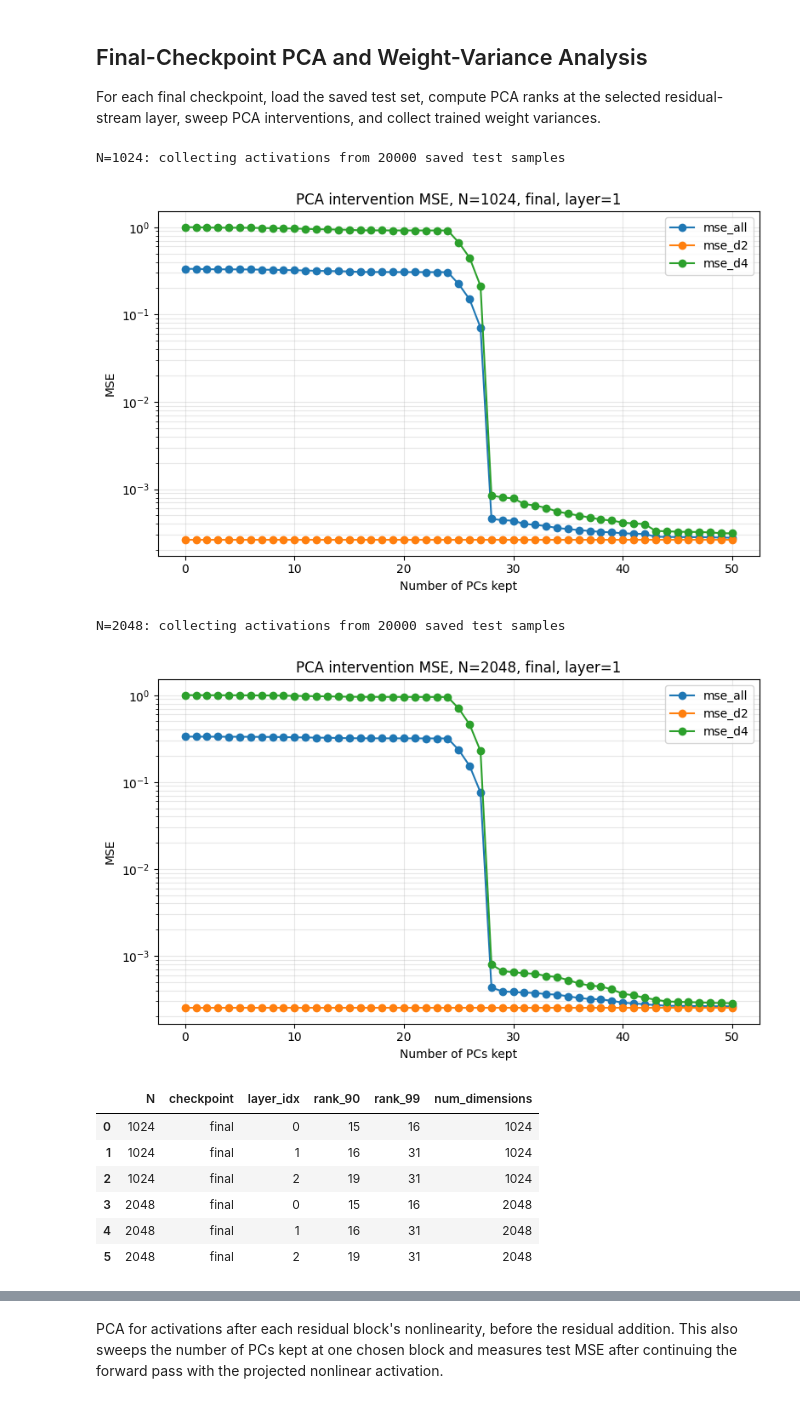
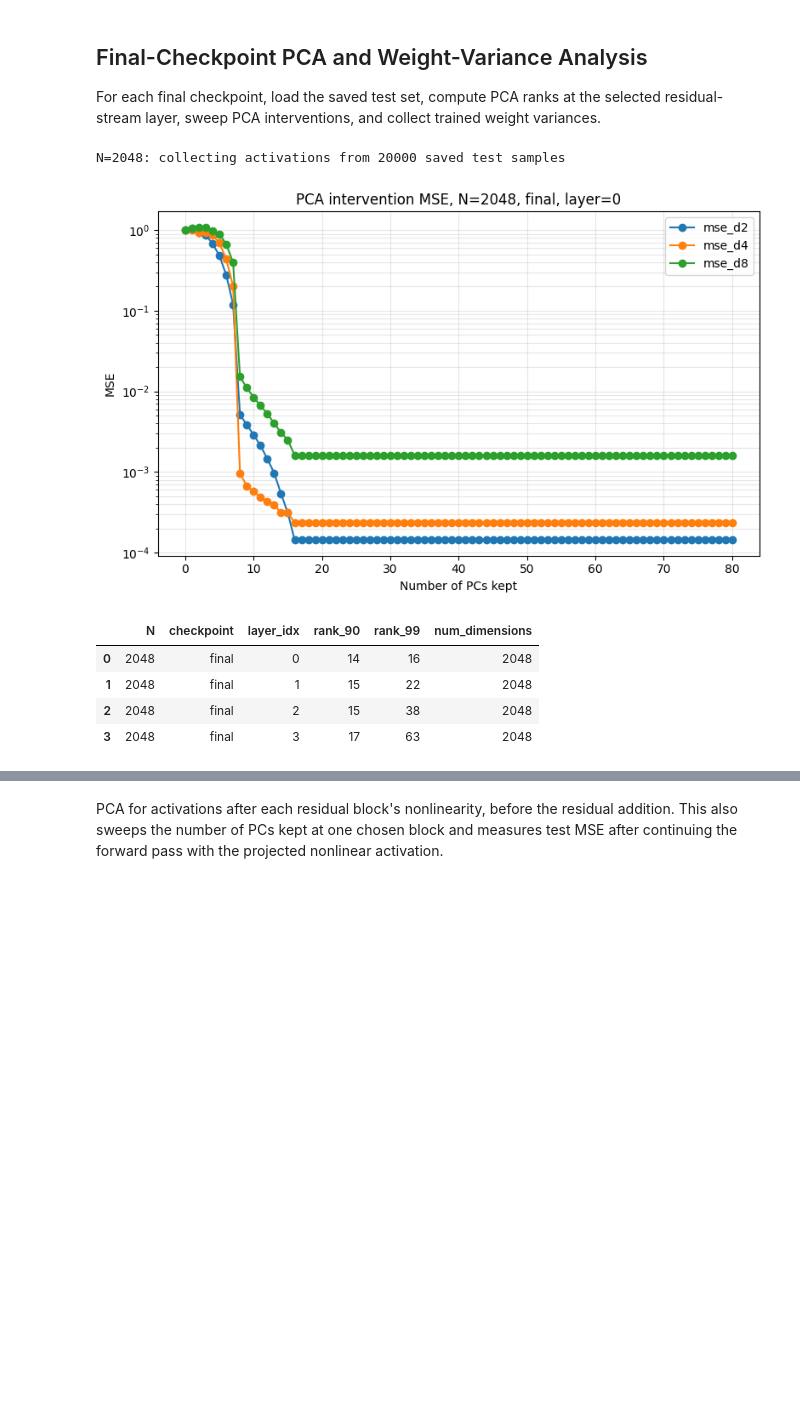
Before and after one commit to labofdoubt/feature-learning-parity-task, a Jupyter notebook: notebooks/colab_width_scaling_sgd_exclude_d8_d16.ipynb, the cells around one changed output, grey strips where cells are left out. Cells and saved outputs as stored; diff of their text form; code cells hidden in the pictures; blank space fills up the shorter version.

```diff
--- a/notebooks/colab_width_scaling_sgd_exclude_d8_d16.ipynb
+++ b/notebooks/colab_width_scaling_sgd_exclude_d8_d16.ipynb
@@ -63,48 +66,48 @@ import yaml
 from parity_net.config import load_config
 from parity_net.train import train
 
-WIDTHS = [1024, 2048]
+WIDTHS = [2048]
 FORCE_RETRAIN = True
 
 
 def make_config(N: int, output_dir: Path) -> dict:
     return {
         "model": {
-            "input_dim": 32,
-            "relevant_dim": 16,
+            "input_dim": 16,
+            "relevant_dim": 8,
             "N": N,
-            "L": 2,
+            "L": 3,
             "activation": "half-tanh",
             "use_readout_barrier": False,
             "embedding_weight_variance": 1.0 / 32,
             "freeze_embedding": False,
             "hidden_weight_variance": 1.0 / N,
             "readout_weight_variance": 1.0 / N,
-            "use_layerwise_readouts": True,
-            "use_post_activation_linear": False,
+            "use_layerwise_readouts": False,
+            "use_post_activation_linear": True,
             "bias": False,
         },
         "task": {
-            "input_dim": 32,
-            "relevant_dim": 16,
+            "input_dim": 16,
+            "relevant_dim": 8,
             # "exclude_targets": ["d4", "d8", "d16"],
-            "exclude_targets": []
+            "exclude_targets": ["d16"]
         },
         "training": {
-            "num_steps": 100_000,
+            "num_steps": 50_000,
             "test_samples": 100_000,
             "batch_size": 512,
             "seed": 0,
             "device": "cuda",
             "dtype": "float32",
             "log_every": 1_000,
-            "checkpoint_every": 1_000,
+            "checkpoint_every": 10_000,
             "output_dir": str(output_dir),
             "barrier_c": None,
             "barrier_lambda": 10.0,
             "optimizer": {
                 "name": "sgd",
-                "lr": 1e-2,
+                "lr": 1e-3,
                 "lr_embedding": None,
                 "lr_hidden": None,
                 "lr_readout": None,
@@ -118,16 +121,17 @@ def make_config(N: int, output_dir: Path) -> dict:
         },
     }
 
-
 def make_config_mup(N: int, output_dir: Path) -> dict:
     config = make_config(N, output_dir)
     optimizer = config["training"]["optimizer"]
     base_lr = optimizer["lr"]
     base_wd = optimizer["weight_decay"]
     config["model"]["readout_weight_variance"] = 1 / N**2
+
     optimizer["lr_embedding"] = base_lr * N / 256
     optimizer["lr_hidden"] = base_lr
     optimizer["lr_readout"] = base_lr * 256 / N
+
     optimizer["wd_embedding"] = base_wd * 256 / N
     optimizer["wd_hidden"] = base_wd
     optimizer["wd_readout"] = base_wd * N / 256
@@ -207,7 +274,7 @@ RUNS_DIR = DRIVE_ROOT / "runs"
 PLOTS_DIR = DRIVE_ROOT / "plots"
 ANALYSIS_DIR = DRIVE_ROOT / "analysis"
 
-WIDTHS = [1024, 2048]
+WIDTHS = [2048]
 # %%
 import matplotlib.pyplot as plt
 import pandas as pd
@@ -329,9 +394,9 @@ from parity_net.train import max_target_degree_for_model, resolve_device, resolv
 PCA_SAMPLES = 20_000
 CHECKPOINT_STEP = "final"  # Use "final" or an integer step, e.g. 50000.
 USE_LOG_PCA_MSE_AXIS = True
-ANALYSIS_LAYER_IDX = 1  # 0 is embedding, later indices are after residual blocks.
+ANALYSIS_LAYER_IDX = 0  # 0 is embedding, later indices are after residual blocks.
 KEEP_PCS_MIN = 0
-KEEP_PCS_MAX = 50
+KEEP_PCS_MAX = 80
 KEEP_PCS_STEP = 1
 
 
@@ -465,7 +530,7 @@ for N in WIDTHS:
         fig, ax = plt.subplots(figsize=(8, 5))
         pca_metric_columns = [
             column
-            for column in ["mse_all", "mse_d2", "mse_d4", "mse_d8", "mse_d16"]
+            for column in ["mse_d2", "mse_d4", "mse_d8", "mse_d16"]
             if column in sweep_df.columns
         ]
         sweep_df.plot(
@@ -481,42 +546,38 @@ for N in WIDTHS:
             ax.set_yscale("log")
         ax.grid(True, alpha=0.3, which="both")
         fig.tight_layout()
         fig.savefig(PLOTS_DIR / f"pca_{pca_mse_scale_label}_sweep_{checkpoint_label}_layer_{ANALYSIS_LAYER_IDX}_N_{N}.png", dpi=150)
         plt.show()
 
         weight_rows.extend(local_weight_rows)
         rank_rows.extend(local_rank_rows)
 
     except Exception as exc:
         print(f"N={N}: checkpoint {checkpoint_path} is broken or non-finite, skipping. Reason: {exc}")
         skipped_widths.append({"N": N, "reason": str(exc)})
         plt.close("all")
         if torch.cuda.is_available():
             torch.cuda.empty_cache()
         continue
 
 rank_df = pd.DataFrame(rank_rows)
 weight_variance_df = pd.DataFrame(weight_rows)
 skipped_widths_df = pd.DataFrame(skipped_widths)
 rank_df.to_csv(ANALYSIS_DIR / f"pca_ranks_by_width_{checkpoint_label}.csv", index=False)
 weight_variance_df.to_csv(ANALYSIS_DIR / f"weight_variances_by_width_{checkpoint_label}.csv", index=False)
 skipped_widths_df.to_csv(ANALYSIS_DIR / f"skipped_widths_{checkpoint_label}.csv", index=False)
 
 display(rank_df)
 display(weight_variance_df)
 if not skipped_widths_df.empty:
     print("Skipped widths")
     display(skipped_widths_df)
 # %% [output]
-N=1024: collecting activations from 20000 saved test samples
+N=2048: collecting activations from 20000 saved test samples
-[figure, old version]
+[figure, new version]
-N=2048: collecting activations from 20000 saved test samples
-[figure, removed]
 |  | N | checkpoint | layer_idx | rank_90 | rank_99 | num_dimensions |
-| 0 | 1024 | final | 0 | 15 | 16 | 1024 |
-| 1 | 1024 | final | 1 | 16 | 31 | 1024 |
-| 2 | 1024 | final | 2 | 19 | 31 | 1024 |
-| 3 | 2048 | final | 0 | 15 | 16 | 2048 |
-| 4 | 2048 | final | 1 | 16 | 31 | 2048 |
-| 5 | 2048 | final | 2 | 19 | 31 | 2048 |
+| 0 | 2048 | final | 0 | 14 | 16 | 2048 |
+| 1 | 2048 | final | 1 | 15 | 22 | 2048 |
+| 2 | 2048 | final | 2 | 15 | 38 | 2048 |
+| 3 | 2048 | final | 3 | 17 | 63 | 2048 |
 |  | N | checkpoint | layer | variance |
```
Also changed, not shown: parts of 65 cells of this notebook.
